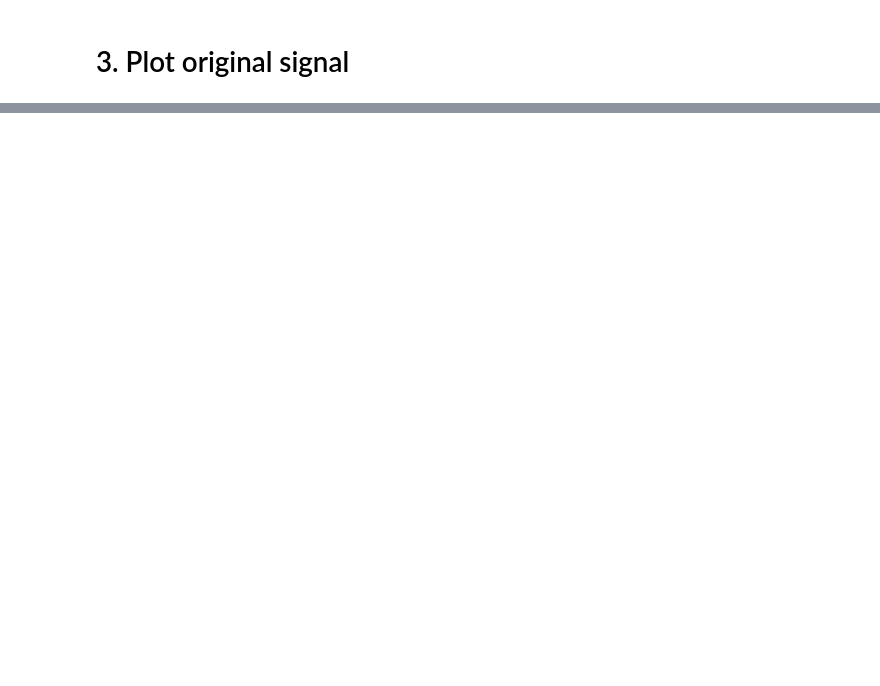
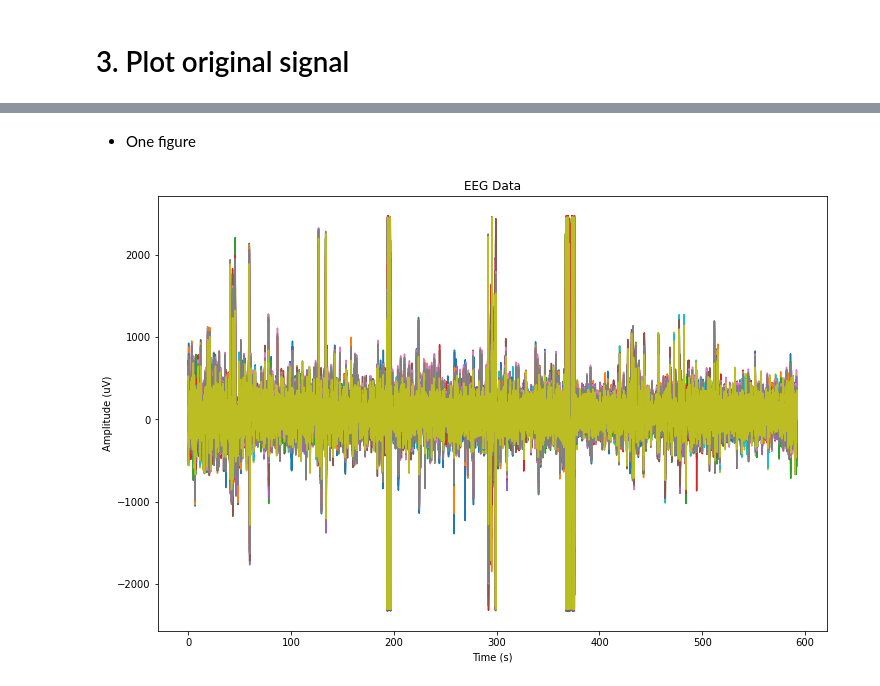
Before and after one commit to lamld203844/biosignal-processing, a Jupyter notebook: final/playground.ipynb, the cells around one changed output, grey strips where cells are left out. Drawn from its saved outputs; the diff is of its cells as text; code cells hidden in the pictures; blank space fills up the shorter version.

```diff
--- a/final/playground.ipynb
+++ b/final/playground.ipynb
@@ -244,27 +223,0 @@ plt.show()
-# %%
-# ========== Visualizing each channel purely with numpy ==============
-data, times = raw[:] # data
-ch_names = raw.ch_names # channel name
-n_channels = len(ch_names) # num channel
-s_frequency = raw.info['sfreq']
-
-scaled_data = [data[i] * 10e6 for i in range(len(data))]
-
-# Subplots
-fig, axes = plt.subplots(n_channels, 1, figsize=(12, 2*n_channels))
-
-# Plot each channel in a separate subplot
-colors = plt.cm.get_cmap('tab20', n_channels) # each channel has its own color
-
-for i in range(n_channels):
-    axes[i].plot(times, scaled_data[i], label=ch_names[i], color=colors(i))
-    axes[i].set_title(ch_names[i])
-    axes[i].legend(loc='upper right')
-
-# Set labels for the x-axis and y-axis
-axes[-1].set_xlabel('Time (s)')
-axes[0].set_ylabel('Amplitude (µV)')
-
-# Display the plot
-plt.tight_layout()
-plt.show()
@@ -272,0 +226,22 @@ plt.show()
+# %% [markdown]
+- One figure
+# %%
+# Extract
+data, times = raw[:]
+
+# Create a figure and axis
+fig, ax = plt.subplots(figsize=(12, 8))
+
+# Plot each channel with an offset and scaling
+for i, channel_data in enumerate(data):
+    ax.plot(times, channel_data * 10e6) # from V to uV
+
+# Set labels and title
+ax.set_xlabel('Time (s)')
+ax.set_ylabel('Amplitude (uV)')
+ax.set_title('EEG Data')
+# ax.yaxis.set_ticklabels(raw.ch_names)
+
+plt.show()
+# %% [output]
+[figure, added]
```
Also changed, not shown: parts of 39 cells of this notebook, 10 other files.
